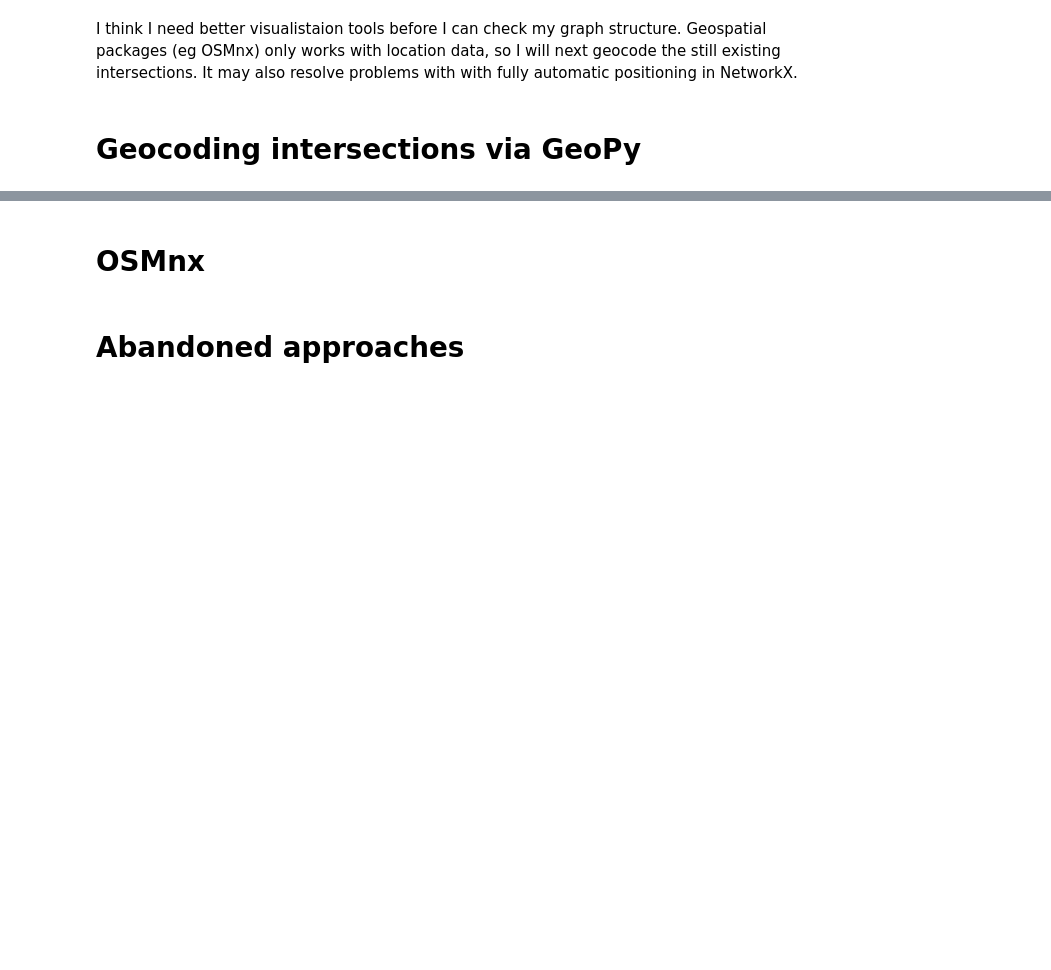
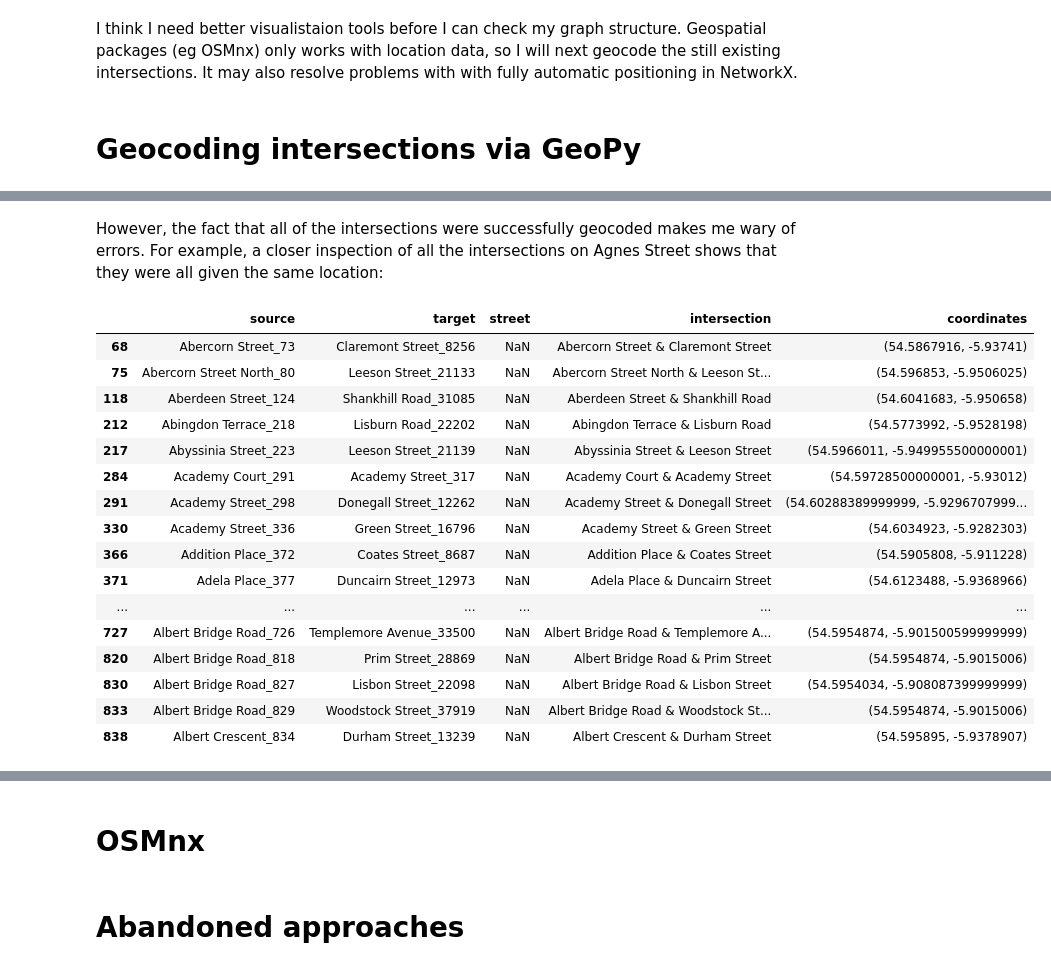
Before and after one commit to sian0x0/Map-Extinct-Addresses, a Jupyter notebook: extract.ipynb, the cells around one changed output, grey strips where cells are left out. Saved outputs shown, nothing was run; the diff lists cells and outputs as text; code cells hidden in the pictures; blank space fills up the shorter version.

```diff
--- a/extract.ipynb
+++ b/extract.ipynb
@@ -442,0 +581,21 @@ I think I need better visualistaion tools before I can check my graph structure.
+# %%
+from geopy.geocoders import GoogleV3
+
+df_intersection_edges_googlemaps = df_edges[pd.isna(df_edges['street'])].copy()
+
+# get intersection names with '&'
+df_intersection_edges_googlemaps['intersection'] = (df_intersection_edges_googlemaps['source'].str.split('_').str[0] +
+    ' & ' + df_intersection_edges_googlemaps['target'].str.split('_').str[0])
+
+# geocode
+with open('./data/api_key_googlemaps', 'r') as keyfile:
+    api_key = keyfile.read()
+
+geolocator = GoogleV3(api_key)
+
+def geocode_intersection(intersection):
+    location = geolocator.geocode(intersection + ", Belfast, UK")
+    return (location.latitude, location.longitude) if location else None
+
+df_intersection_edges_googlemaps['coordinates'] = df_intersection_edges_googlemaps['intersection'].apply(geocode_intersection)
+df_intersection_edges_googlemaps
@@ -442,0 +616,22 @@ I think I need better visualistaion tools before I can check my graph structure.
+# %% [markdown]
+However, the fact that all of the intersections were successfully geocoded makes me wary of errors. For example, a closer inspection of all the intersections on Agnes Street shows that they were all given the same location:
+# %%
+df_intersection_edges_googlemaps[pd.notna(df_intersection_edges_googlemaps['coordinates'])].head(30)
+# %% [output]
+|  | source | target | street | intersection | coordinates |
+| 68 | Abercorn Street_73 | Claremont Street_8256 | NaN | Abercorn Street & Claremont Street | (54.5867916, -5.93741) |
+| 75 | Abercorn Street North_80 | Leeson Street_21133 | NaN | Abercorn Street North & Leeson St... | (54.596853, -5.9506025) |
+| 118 | Aberdeen Street_124 | Shankhill Road_31085 | NaN | Aberdeen Street & Shankhill Road | (54.6041683, -5.950658) |
+| 212 | Abingdon Terrace_218 | Lisburn Road_22202 | NaN | Abingdon Terrace & Lisburn Road | (54.5773992, -5.9528198) |
+| 217 | Abyssinia Street_223 | Leeson Street_21139 | NaN | Abyssinia Street & Leeson Street | (54.5966011, -5.949955500000001) |
+| 284 | Academy Court_291 | Academy Street_317 | NaN | Academy Court & Academy Street | (54.59728500000001, -5.93012) |
+| 291 | Academy Street_298 | Donegall Street_12262 | NaN | Academy Street & Donegall Street | (54.60288389999999, -5.9296707999... |
+| 330 | Academy Street_336 | Green Street_16796 | NaN | Academy Street & Green Street | (54.6034923, -5.9282303) |
+| 366 | Addition Place_372 | Coates Street_8687 | NaN | Addition Place & Coates Street | (54.5905808, -5.911228) |
+| 371 | Adela Place_377 | Duncairn Street_12973 | NaN | Adela Place & Duncairn Street | (54.6123488, -5.9368966) |
+| ... | ... | ... | ... | ... | ... |
+| 727 | Albert Bridge Road_726 | Templemore Avenue_33500 | NaN | Albert Bridge Road & Templemore A... | (54.5954874, -5.901500599999999) |
+| 820 | Albert Bridge Road_818 | Prim Street_28869 | NaN | Albert Bridge Road & Prim Street | (54.5954874, -5.9015006) |
+| 830 | Albert Bridge Road_827 | Lisbon Street_22098 | NaN | Albert Bridge Road & Lisbon Street | (54.5954034, -5.908087399999999) |
+| 833 | Albert Bridge Road_829 | Woodstock Street_37919 | NaN | Albert Bridge Road & Woodstock St... | (54.5954874, -5.9015006) |
+| 838 | Albert Crescent_834 | Durham Street_13239 | NaN | Albert Crescent & Durham Street | (54.595895, -5.9378907) |
```
Also changed, not shown: parts of 30 cells of this notebook.
